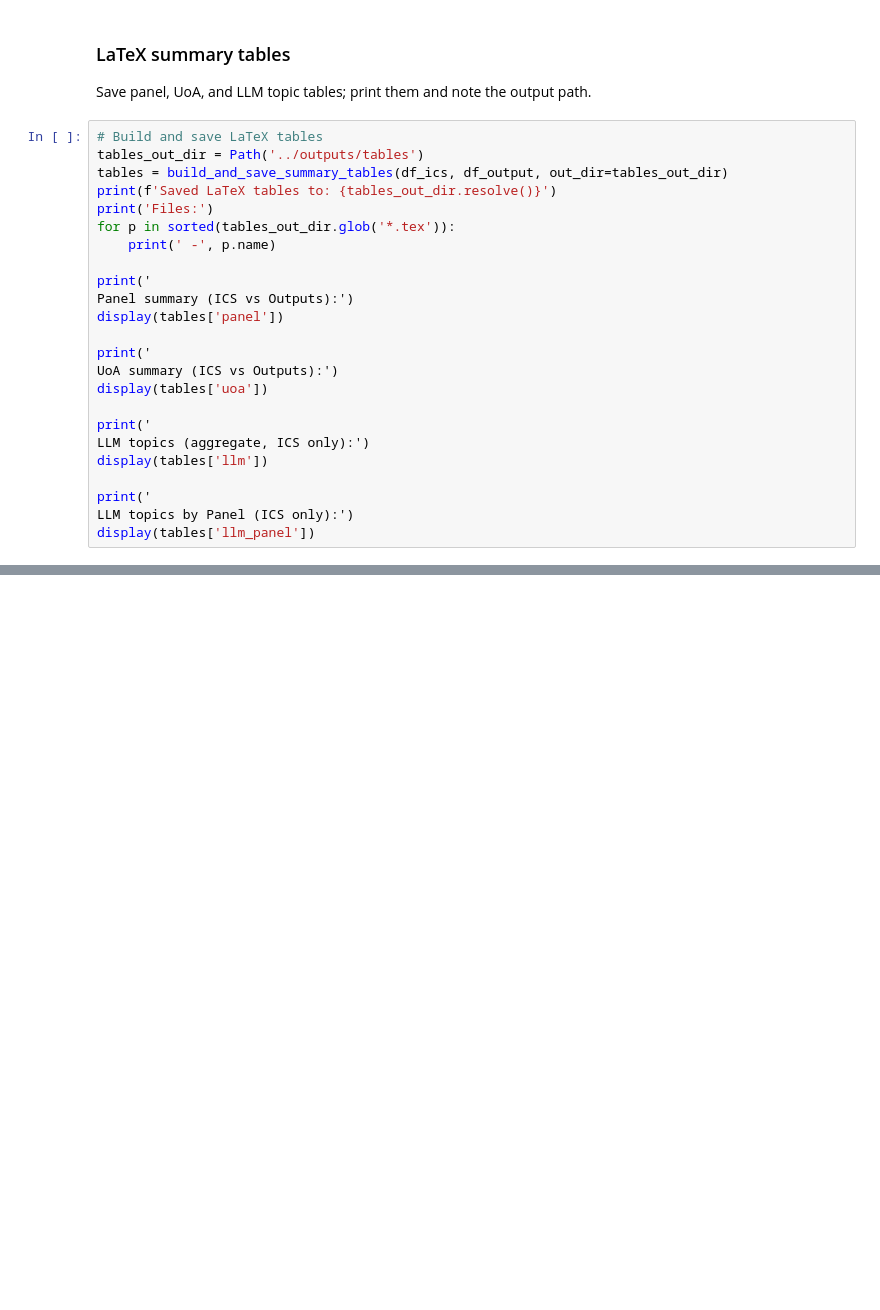
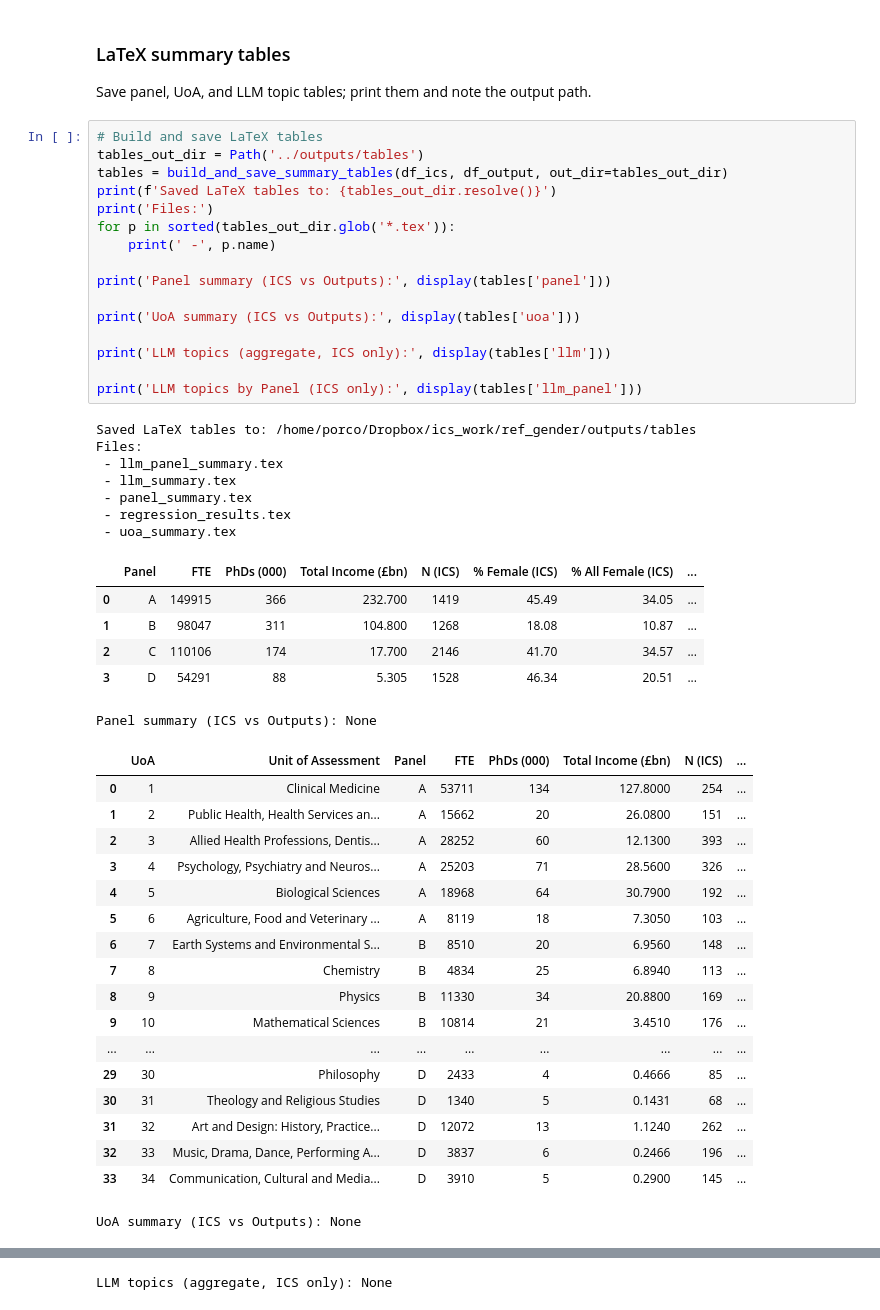
Before and after one commit to OxfordDemSci/ref_gender, a Jupyter notebook: src/build_statistics.ipynb, the cells around one changed output, grey strips where cells are left out. Saved outputs shown, nothing was run; the diff lists cells and outputs as text; blank space fills up the shorter version.

Commit message:
Updated summary statistics notebook

```diff
--- a/src/build_statistics.ipynb
+++ b/src/build_statistics.ipynb
@@ -101,24 +163,48 @@ Save panel, UoA, and LLM topic tables; print them and note the output path.
 # %%
 # Build and save LaTeX tables
 tables_out_dir = Path('../outputs/tables')
 tables = build_and_save_summary_tables(df_ics, df_output, out_dir=tables_out_dir)
 print(f'Saved LaTeX tables to: {tables_out_dir.resolve()}')
 print('Files:')
 for p in sorted(tables_out_dir.glob('*.tex')):
     print(' -', p.name)
 
-print('
-Panel summary (ICS vs Outputs):')
-display(tables['panel'])
+print('Panel summary (ICS vs Outputs):', display(tables['panel']))
 
-print('
-UoA summary (ICS vs Outputs):')
-display(tables['uoa'])
+print('UoA summary (ICS vs Outputs):', display(tables['uoa']))
 
-print('
-LLM topics (aggregate, ICS only):')
-display(tables['llm'])
+print('LLM topics (aggregate, ICS only):', display(tables['llm']))
 
-print('
-LLM topics by Panel (ICS only):')
-display(tables['llm_panel'])
+print('LLM topics by Panel (ICS only):', display(tables['llm_panel']))
+# %% [output]
+Saved LaTeX tables to: /home/porco/Dropbox/ics_work/ref_gender/outputs/tables
+Files:
+ - llm_panel_summary.tex
+ - llm_summary.tex
+ - panel_summary.tex
+ - regression_results.tex
+ - uoa_summary.tex
+|  | Panel | FTE | PhDs (000) | Total Income (£bn) | N (ICS) | % Female (ICS) | % All Female (ICS) | ... |
+| 0 | A | 149915 | 366 | 232.700 | 1419 | 45.49 | 34.05 | ... |
+| 1 | B | 98047 | 311 | 104.800 | 1268 | 18.08 | 10.87 | ... |
+| 2 | C | 110106 | 174 | 17.700 | 2146 | 41.70 | 34.57 | ... |
+| 3 | D | 54291 | 88 | 5.305 | 1528 | 46.34 | 20.51 | ... |
+Panel summary (ICS vs Outputs): None
+|  | UoA | Unit of Assessment | Panel | FTE | PhDs (000) | Total Income (£bn) | N (ICS) | ... |
+| 0 | 1 | Clinical Medicine | A | 53711 | 134 | 127.8000 | 254 | ... |
+| 1 | 2 | Public Health, Health Services an... | A | 15662 | 20 | 26.0800 | 151 | ... |
+| 2 | 3 | Allied Health Professions, Dentis... | A | 28252 | 60 | 12.1300 | 393 | ... |
+| 3 | 4 | Psychology, Psychiatry and Neuros... | A | 25203 | 71 | 28.5600 | 326 | ... |
+| 4 | 5 | Biological Sciences | A | 18968 | 64 | 30.7900 | 192 | ... |
+| 5 | 6 | Agriculture, Food and Veterinary ... | A | 8119 | 18 | 7.3050 | 103 | ... |
+| 6 | 7 | Earth Systems and Environmental S... | B | 8510 | 20 | 6.9560 | 148 | ... |
+| 7 | 8 | Chemistry | B | 4834 | 25 | 6.8940 | 113 | ... |
+| 8 | 9 | Physics | B | 11330 | 34 | 20.8800 | 169 | ... |
+| 9 | 10 | Mathematical Sciences | B | 10814 | 21 | 3.4510 | 176 | ... |
+| ... | ... | ... | ... | ... | ... | ... | ... | ... |
+| 29 | 30 | Philosophy | D | 2433 | 4 | 0.4666 | 85 | ... |
+| 30 | 31 | Theology and Religious Studies | D | 1340 | 5 | 0.1431 | 68 | ... |
+| 31 | 32 | Art and Design: History, Practice... | D | 12072 | 13 | 1.1240 | 262 | ... |
+| 32 | 33 | Music, Drama, Dance, Performing A... | D | 3837 | 6 | 0.2466 | 196 | ... |
+| 33 | 34 | Communication, Cultural and Media... | D | 3910 | 5 | 0.2900 | 145 | ... |
+UoA summary (ICS vs Outputs): None
@@ -124,0 +223 @@ display(tables['llm_panel'])
+LLM topics (aggregate, ICS only): None
```
Also changed, not shown: parts of 5 cells of this notebook.
